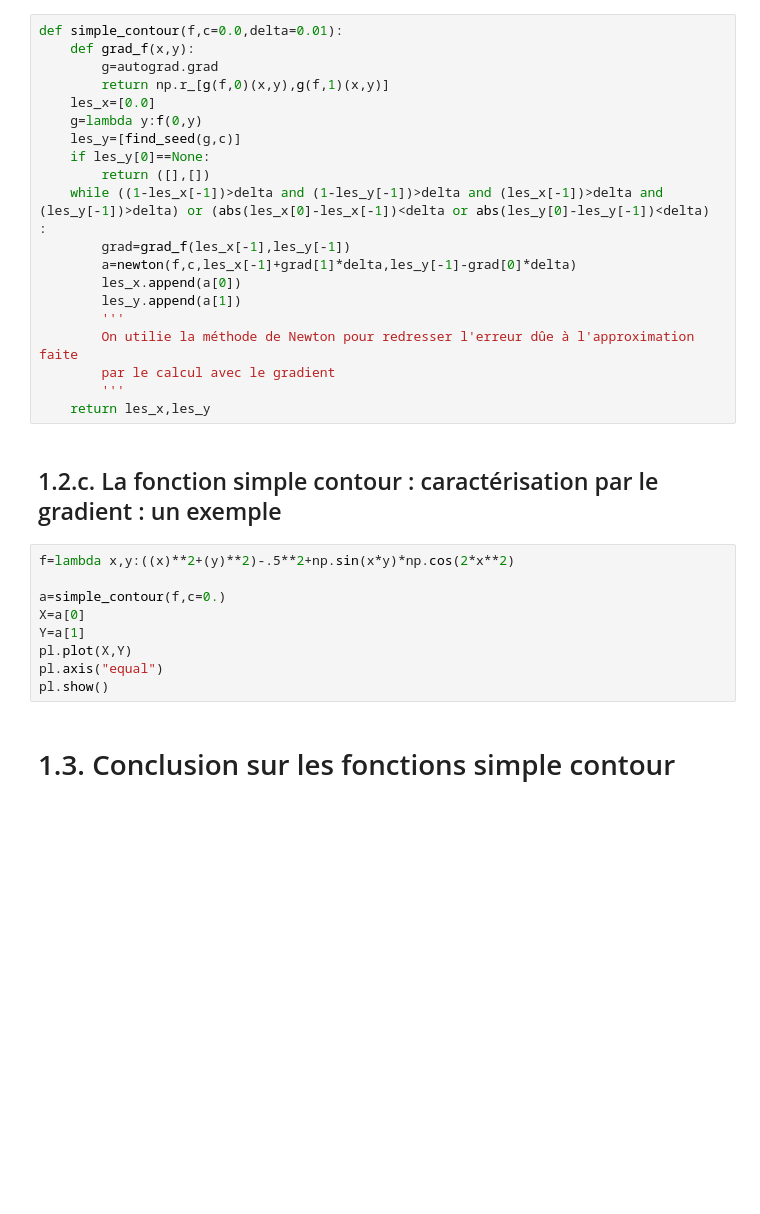
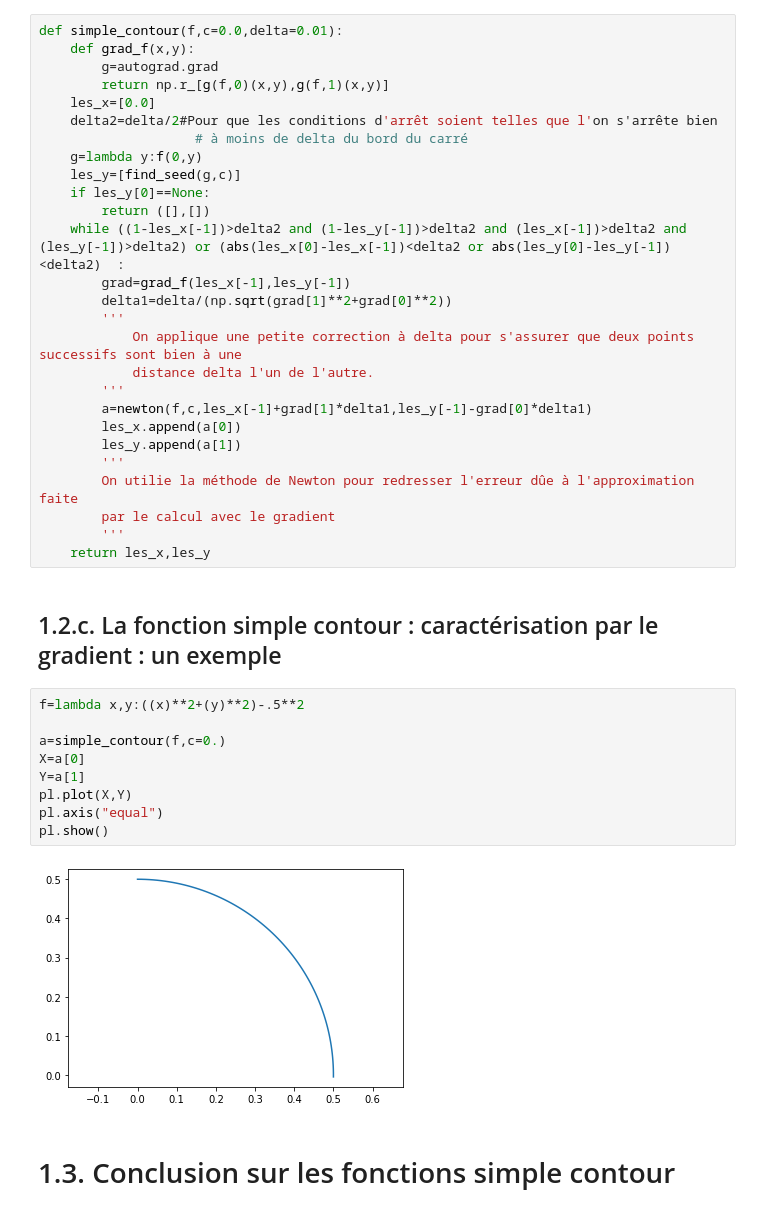
Before and after one commit to AJacquillat/Projet, a Jupyter notebook: presentation_contour.ipynb, the cells around one changed output. Saved outputs shown, nothing was run; the diff lists cells and outputs as text; blank space fills up the shorter version.

```diff
--- a/presentation_contour.ipynb
+++ b/presentation_contour.ipynb
@@ -272,13 +284,20 @@ def simple_contour(f,c=0.0,delta=0.01):
         g=autograd.grad
         return np.r_[g(f,0)(x,y),g(f,1)(x,y)]
     les_x=[0.0]
+    delta2=delta/2#Pour que les conditions d'arrêt soient telles que l'on s'arrête bien
+                    # à moins de delta du bord du carré
     g=lambda y:f(0,y)
     les_y=[find_seed(g,c)]
     if les_y[0]==None:
         return ([],[])
-    while ((1-les_x[-1])>delta and (1-les_y[-1])>delta and (les_x[-1])>delta and (les_y[-1])>delta) or (abs(les_x[0]-les_x[-1])<delta or abs(les_y[0]-les_y[-1])<delta)  :
+    while ((1-les_x[-1])>delta2 and (1-les_y[-1])>delta2 and (les_x[-1])>delta2 and (les_y[-1])>delta2) or (abs(les_x[0]-les_x[-1])<delta2 or abs(les_y[0]-les_y[-1])<delta2)  :
         grad=grad_f(les_x[-1],les_y[-1])
-        a=newton(f,c,les_x[-1]+grad[1]*delta,les_y[-1]-grad[0]*delta)
+        delta1=delta/(np.sqrt(grad[1]**2+grad[0]**2))
+        '''
+            On applique une petite correction à delta pour s'assurer que deux points successifs sont bien à une
+            distance delta l'un de l'autre.
+        '''
+        a=newton(f,c,les_x[-1]+grad[1]*delta1,les_y[-1]-grad[0]*delta1)
         les_x.append(a[0])
         les_y.append(a[1])
         '''
@@ -289,14 +308,16 @@ def simple_contour(f,c=0.0,delta=0.01):
 # %% [markdown]
 ## 1.2.c. La fonction simple contour : caractérisation par le gradient : un exemple
 # %%
-f=lambda x,y:((x)**2+(y)**2)-.5**2+np.sin(x*y)*np.cos(2*x**2)
+f=lambda x,y:((x)**2+(y)**2)-.5**2
 
 a=simple_contour(f,c=0.)
 X=a[0]
 Y=a[1]
 pl.plot(X,Y)
 pl.axis("equal")
 pl.show()
+# %% [output]
+[figure, added]
 # %% [markdown]
 # 1.3. Conclusion sur les fonctions simple contour
 # %% [markdown]
```
Also changed, not shown: parts of 8 cells of this notebook.
